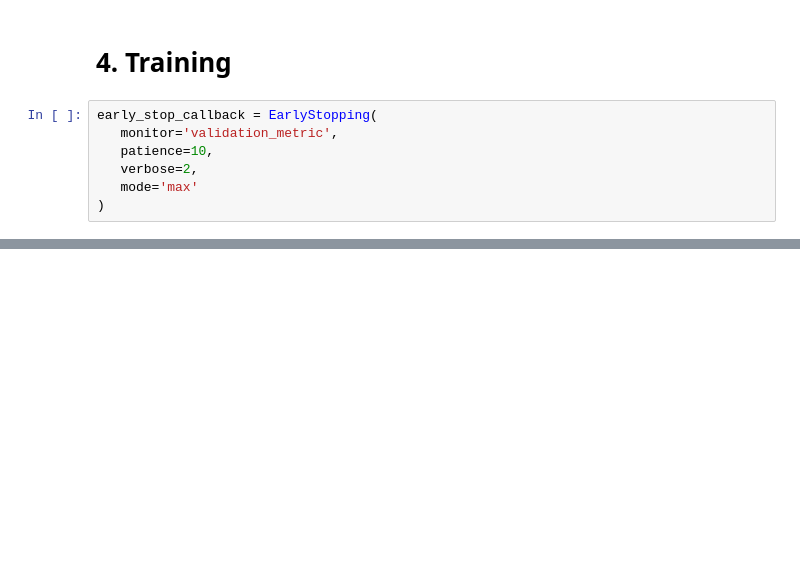
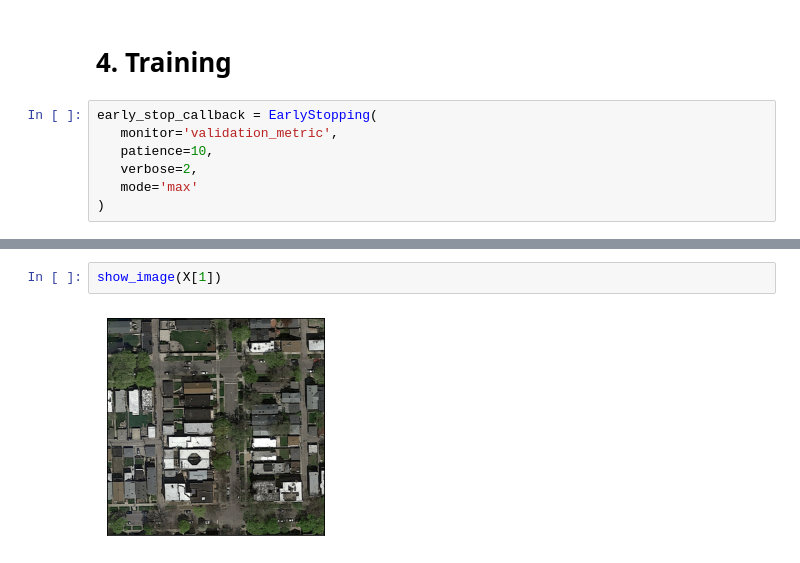
Before and after one commit to ehratjon/cil_2021, a Jupyter notebook: lightning.ipynb, the cells around one changed output, grey strips where cells are left out. Saved outputs shown, nothing was run; the diff lists cells and outputs as text; blank space fills up the shorter version.

```diff
--- a/lightning.ipynb
+++ b/lightning.ipynb
@@ -224,0 +586,4 @@ trainer.fit(system)
+# %%
+show_image(X[1])
+# %% [output]
+[figure, added]
```
Also changed, not shown: parts of 25 cells of this notebook.
